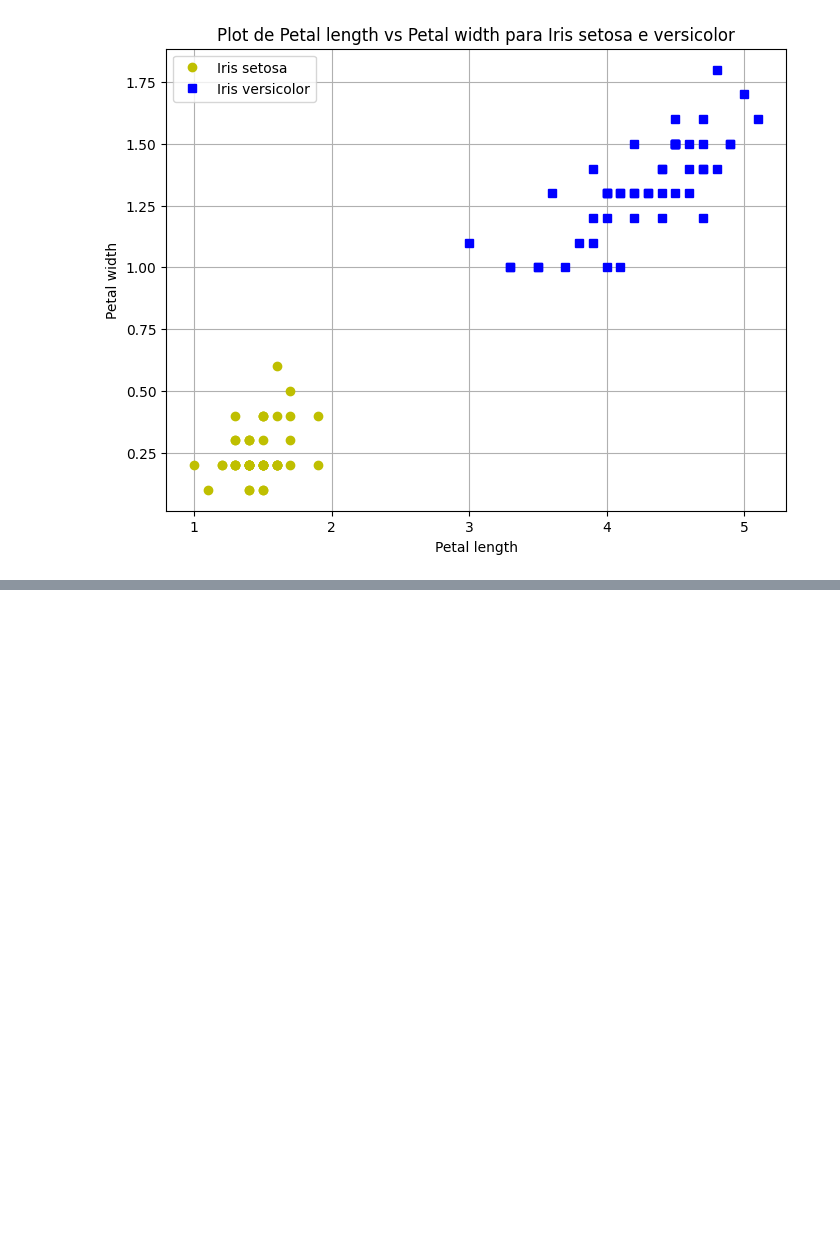
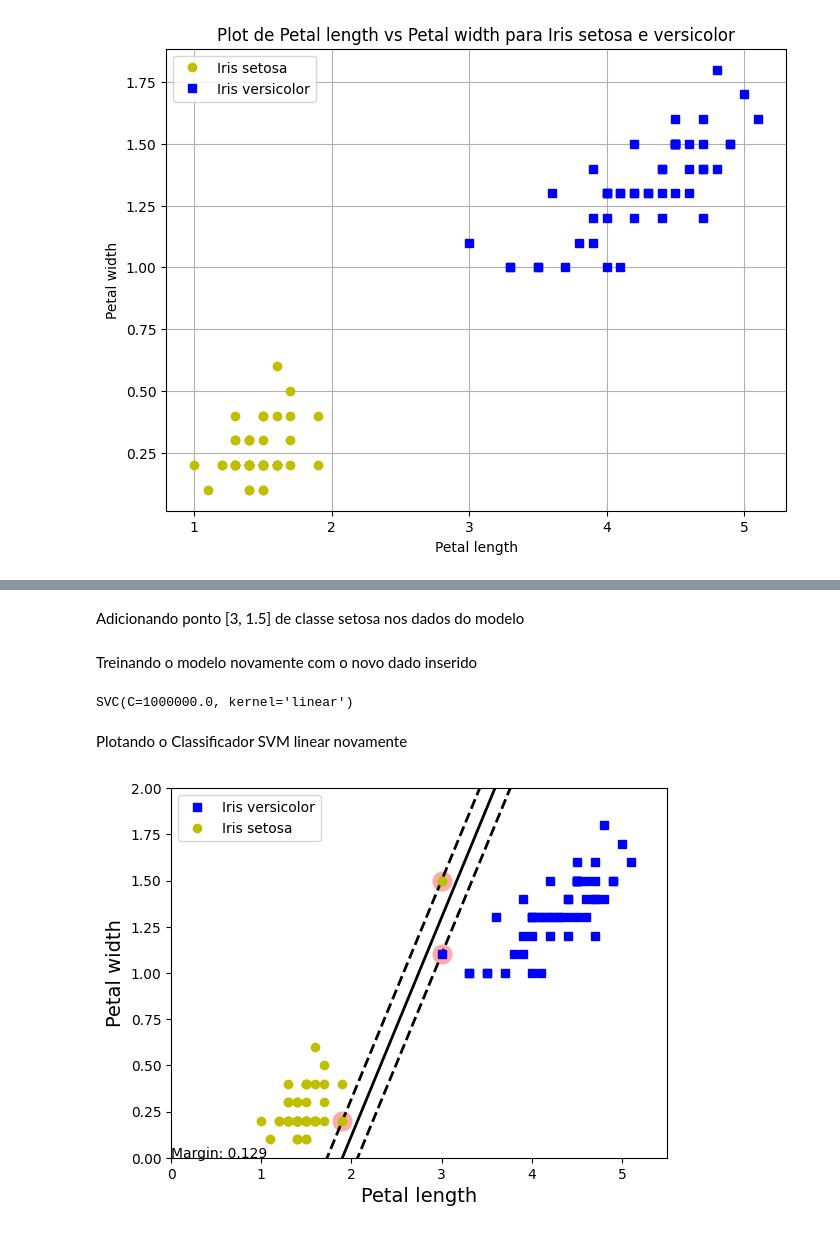
Before and after one commit to kiq-caique/inteligencia_artificial_UFV, a Jupyter notebook: Machine_Learn_Atividade_2.ipynb, the cells around one changed output, grey strips where cells are left out. Drawn from its saved outputs; the diff is of its cells as text; code cells hidden in the pictures; blank space fills up the shorter version.

```diff
--- a/Machine_Learn_Atividade_2.ipynb
+++ b/Machine_Learn_Atividade_2.ipynb
@@ -99,0 +107,28 @@ plt.show()
+# %% [markdown]
+Adicionando ponto [3, 1.5] de classe setosa nos dados do modelo
+# %%
+# Adicionando ponto [3, 1.5] de classe setosa nos dados
+X = np.vstack([X, [3, 1.5]])
+y = np.append(y, 0)
+# %% [markdown]
+Treinando o modelo novamente com o novo dado inserido
+# %%
+svm_clf = SVC(kernel = 'linear', C=1e6)
+svm_clf.fit(X,y)
+# %% [output]
+SVC(C=1000000.0, kernel='linear')
+# %% [markdown]
+Plotando o Classificador SVM linear novamente
+# %%
+plot_svc_decision_boundary(svm_clf, 0, 5.5)
+plt.plot(X[:, 0][y==1], X[:, 1][y==1], "bs", label="Iris versicolor")
+plt.plot(X[:, 0][y==0], X[:, 1][y==0], "yo", label="Iris setosa")
+plt.xlabel("Petal length", fontsize=14)
+plt.ylabel("Petal width", fontsize=14)
+plt.legend(loc="upper left", fontsize=10)
+plt.axis([0, 5.5, 0, 2])
+
+
+plt.show()
+# %% [output]
+[figure, added]
```
Also changed, not shown: parts of 14 cells of this notebook.
